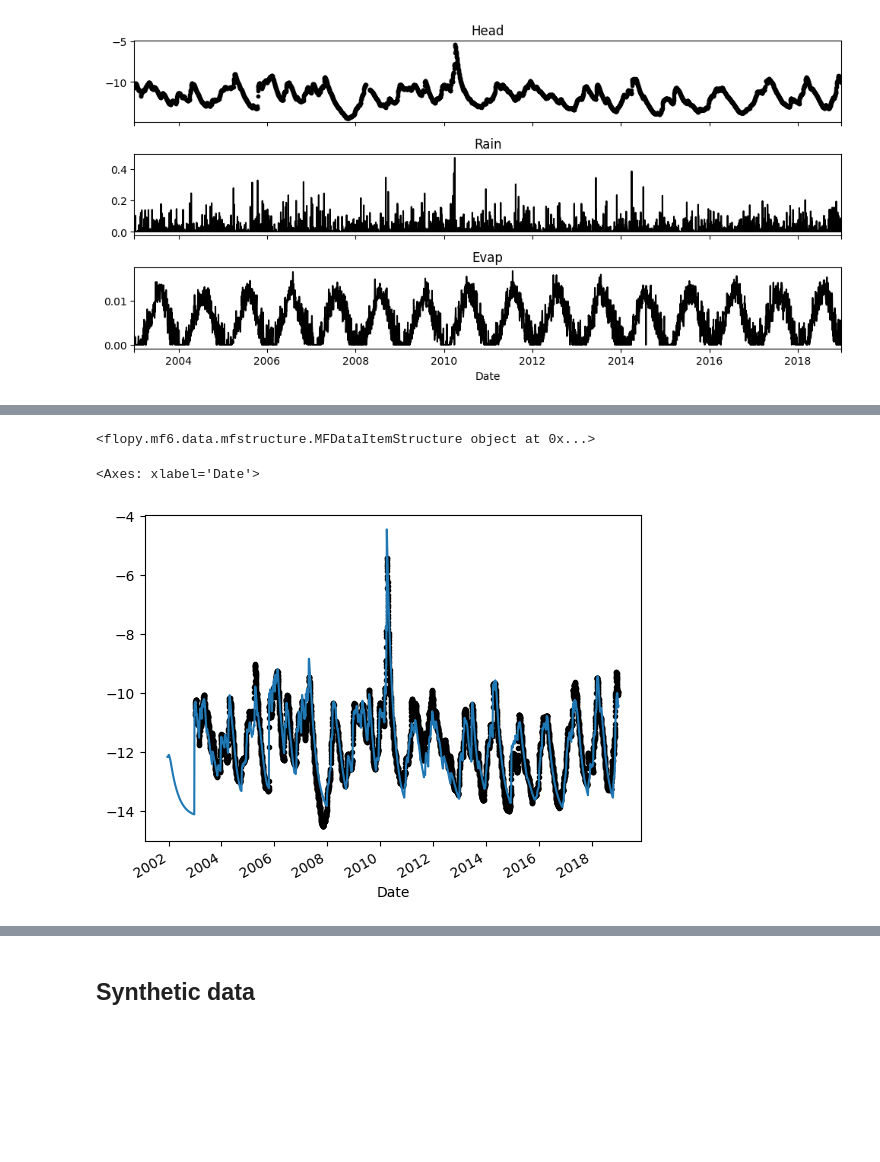
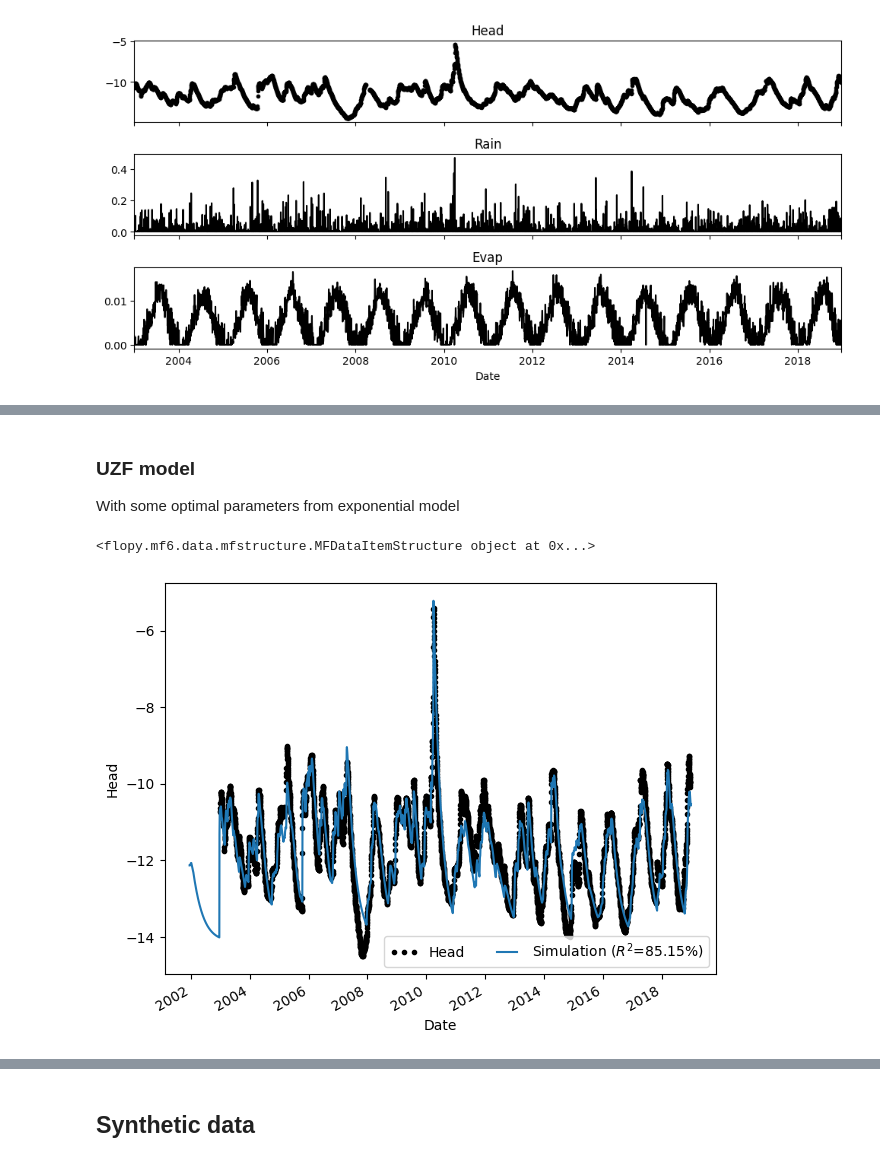
Before and after one commit to pastas/pastas-plugins, a Jupyter notebook: docs/examples/modflow_uzf.ipynb, the cells around one changed output, grey strips where cells are left out. Drawn from its saved outputs; the diff is of its cells as text; code cells hidden in the pictures; blank space fills up the shorter version.

```diff
--- a/docs/examples/modflow_uzf.ipynb
+++ b/docs/examples/modflow_uzf.ipynb
@@ -24,19 +24,12 @@ if not os.path.isfile(mf6_exe):
 # %%
-# ds = ps.load_dataset("collenteur_2019")
-# head = ds["head"].squeeze()
-# prec = ds["rain"].squeeze().resample("D").asfreq().fillna(0.0)
-# evap = ds["evap"].squeeze()
-
-head = pd.read_csv("data/obs.csv", index_col=0, parse_dates=True).squeeze()
-prec = pd.read_csv("data/rain.csv", index_col=0, parse_dates=True).squeeze().resample("D").asfreq().fillna(0.0)
-evap = pd.read_csv("data/evap.csv", index_col=0, parse_dates=True).squeeze()
+ds = ps.load_dataset("collenteur_2019")
+head = ds["head"].squeeze()
+prec = ds["rain"].squeeze().resample("D").asfreq().fillna(0.0)
+evap = ds["evap"].squeeze()
 
 tmin = pd.Timestamp("2003-01-01")
 tmax = pd.Timestamp("2018-12-25")
 
-tmin_wu = tmin - pd.Timedelta(days=365*4)
-# tmin_wu = pd.Timestamp("1986-01-01")
-
 ps.plots.series(head, [prec, evap], hist=False);
 # %% [output]
 [figure]
@@ -47,7 +38,7 @@ ps.plots.series(head, [prec, evap], hist=False);
 # %%
 mlexp = ps.Model(head)
 mlexp.add_stressmodel(
-    ps.RechargeModel(prec=prec, evap=evap, rfunc=ps.Exponential(), name="test_exp")
+    ps.RechargeModel(prec=prec, evap=evap, rfunc=ps.Exponential(), name="exp")
 )
 mlexp.solve(tmin=tmin, tmax=tmax)
 mlexp.plot()
@@ -77,27 +95,30 @@ constant_d  -14.150486 -11.740288  True
+# %% [markdown]
+### UZF model
+
+With some optimal parameters from exponential model
 # %%
 mlumf = ps.Model(head)
 
-expmf = ppmf.ModflowUzf(exe_name=mf6_exe, sim_ws="mf_files/test_umf", head=head)
-expsm = ppmf.ModflowModel(prec=prec, evap=evap, modflow=expmf, name="test_expmfsm")
+expmf = ppmf.ModflowUzf(exe_name=mf6_exe, sim_ws="mf_files/uzf_gw", head=head)
+expsm = ppmf.ModflowModel(prec=prec, evap=evap, modflow=expmf, name="uzfsm")
 mlumf.add_stressmodel(expsm)
-mlumf.set_parameter(f"{expsm.name}_s", initial=0.27, vary=False)
-mlumf.set_parameter(f"{expsm.name}_c", initial=340.0, vary=False)
-constant_d = -14.23
+mlumf.set_parameter(f"{expsm.name}_s", initial=mlexp.parameters.at["exp_a", "optimal"] / mlexp.parameters.at["exp_A", "optimal"], vary=False)
+mlumf.set_parameter(f"{expsm.name}_c", initial=mlexp.parameters.at["exp_A", "optimal"], vary=False)
+constant_d = mlexp.parameters.at["constant_d", "optimal"]
 if "constant_d" in mlumf.parameters.index:
     mlumf.set_parameter("constant_d", initial=constant_d, vary=False)
     if expmf._head is not None:
         mlumf.del_constant()
         mlumf.set_parameter(f"{expsm.name}_d", initial=constant_d, vary=False)
+
+# choose height high enough above constant_d and the largest head value
+# otherwise you get runoff via the drn package (originally simulate_gwseep=True)
 mlumf.set_parameter(f"{expsm.name}_height", initial=10.0, vary=False)
 
-mlumf.settings["warmup"] = pd.Timedelta(days=4 * 365)
-sim = mlumf.simulate()
-ax = mlumf.observations().plot(marker=".", color="k", linestyle="None", legend=False)
-sim.plot(ax=ax)
+ax = mlumf.plot()
 # %% [output]
 <flopy.mf6.data.mfstructure.MFDataItemStructure object at 0x...>
-<Axes: xlabel='Date'>
-[figure, old version]
+[figure, new version]
 # %%
 mlumf.parameters
 # %% [output]
```
Also changed, not shown: parts of 15 cells of this notebook.
